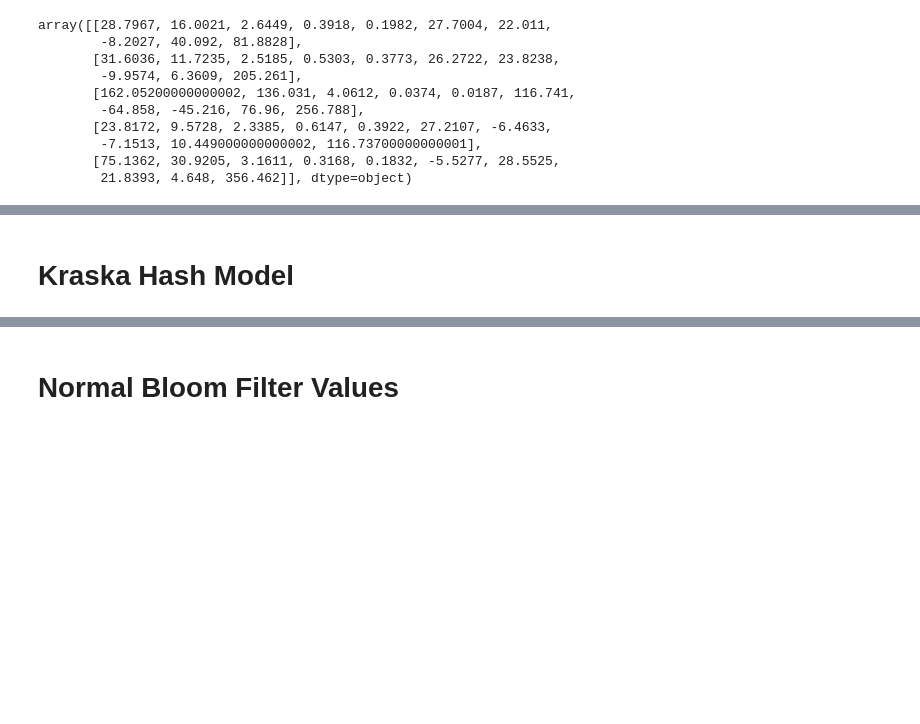
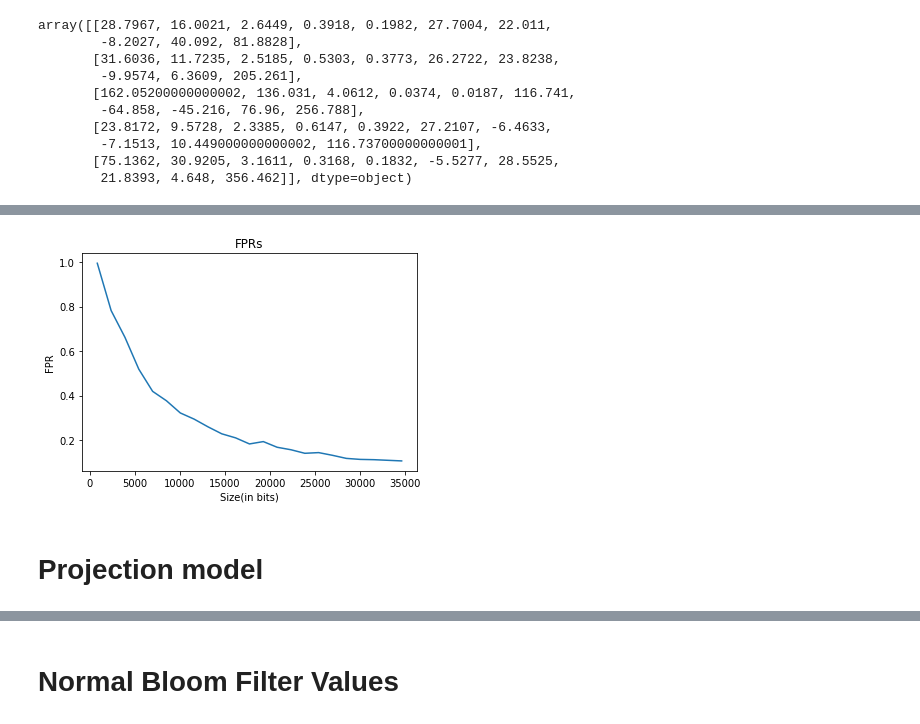
Before and after one commit to borthakur/Learned-Bloom-Filters, a Jupyter notebook: Magic_Dataset.ipynb, the cells around one changed output, grey strips where cells are left out. Cells and saved outputs as stored; diff of their text form; code cells hidden in the pictures; blank space fills up the shorter version.

```diff
--- a/Magic_Dataset.ipynb
+++ b/Magic_Dataset.ipynb
@@ -74 +84,4 @@ y_train=y[6166:19020].reshape(-1,1)
 y_test=y[0:6166].reshape(-1,1).astype(float)
+# %%
+fpr_values_kraska = []
+size_values_kraska = []
@@ -74,0 +242,10 @@ y_test=y[0:6166].reshape(-1,1).astype(float)
+# %%
+plt.plot(size_values_kraska,fpr_values_kraska)
+plt.title('FPRs')
+plt.xlabel('Size(in bits)')
+plt.ylabel('FPR')
+plt.show()
+# %% [output]
+[figure, added]
+# %% [markdown]
+# Projection model
@@ -75,5 +354,3 @@ y_test=y[0:6166].reshape(-1,1).astype(float)
 # %%
 fpr_values = []
 size_values = []
-# %% [markdown]
-# Kraska Hash Model
```
Also changed, not shown: parts of 25 cells of this notebook.
